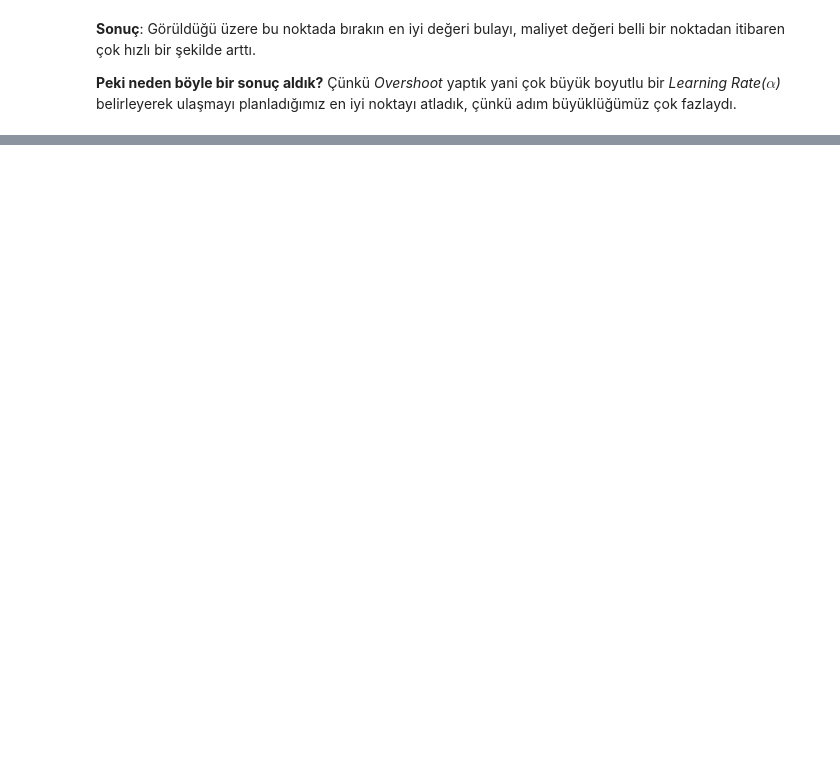
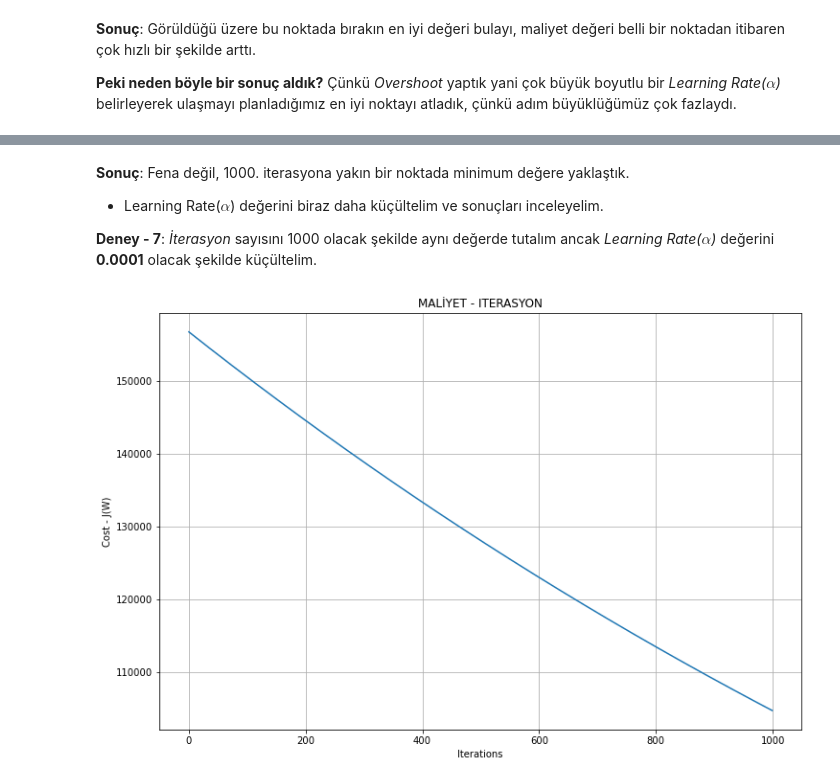
Before and after one commit to halimocakli/IntroductionToMachineLearning, a Jupyter notebook: Machine Learning Tutorial/8- Gradient Descent (Gradyan İnişi)/Gradient_Descent.ipynb, the cells around one changed output, grey strips where cells are left out. Drawn from its saved outputs; the diff is of its cells as text; code cells hidden in the pictures; blank space fills up the shorter version.

```diff
--- a/Machine Learning Tutorial/8- Gradient Descent (Gradyan İnişi)/Gradient_Descent.ipynb
+++ b/Machine Learning Tutorial/8- Gradient Descent (Gradyan İnişi)/Gradient_Descent.ipynb
@@ -581,0 +595,15 @@ callGradient(learningRate, nIter)
+# %% [markdown]
+**Sonuç**: Fena değil, 1000. iterasyona yakın bir noktada minimum değere yaklaştık.
+
+* Learning Rate($\alpha$) değerini biraz daha küçültelim ve sonuçları inceleyelim.
+
+**Deney - 7**: *İterasyon* sayısını 1000 olacak şekilde aynı değerde tutalım ancak *Learning Rate($\alpha$)* değerini **0.0001** olacak şekilde küçültelim.
+# %%
+# learningRate = 0.0001
+# nIter = 1000
+
+learningRate = 0.0001
+nIter = 1000
+callGradient(learningRate, nIter)
+# %% [output]
+[figure, added]
```
Also changed, not shown: parts of 32 cells of this notebook.
